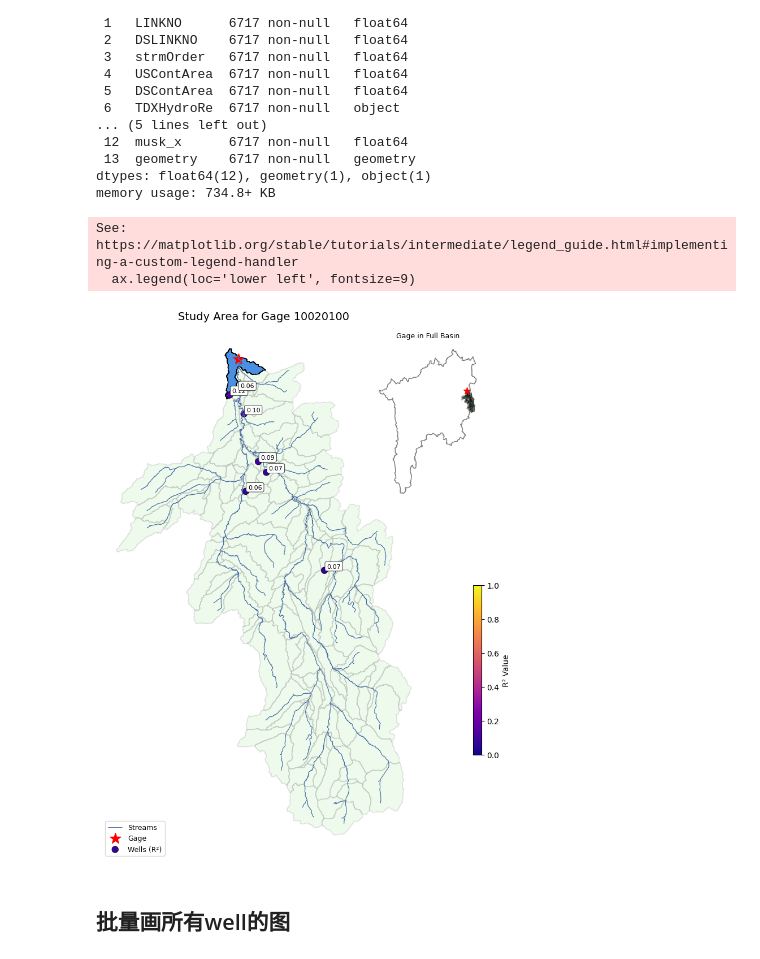
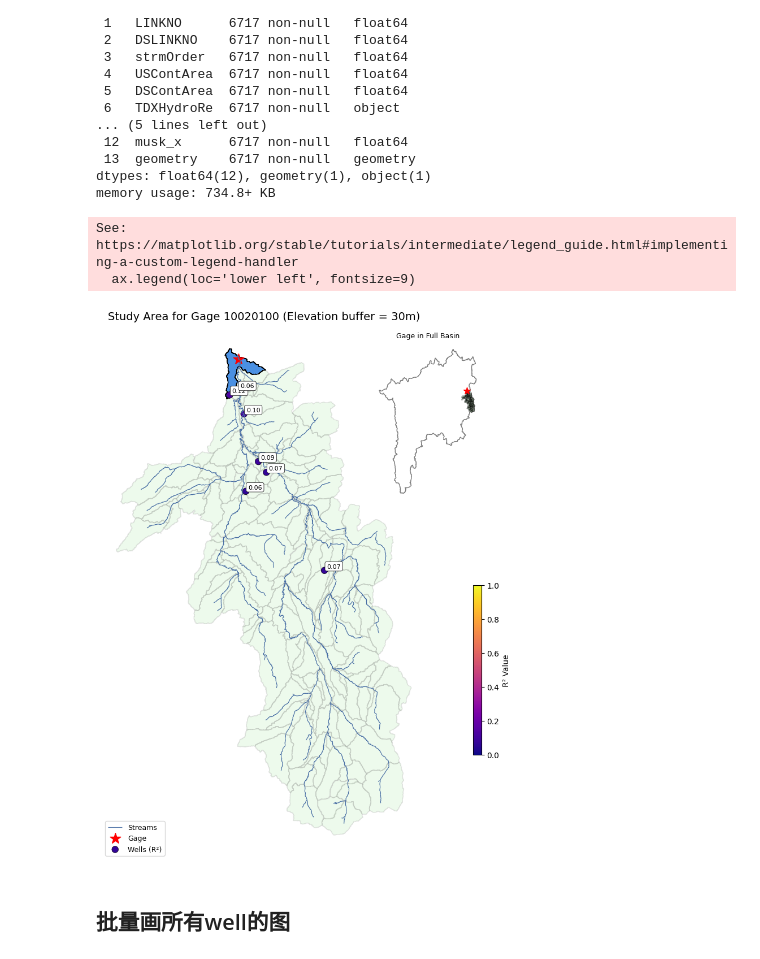
Before and after one commit to xueyil9/gslb_local_running, a Jupyter notebook: pair.ipynb, the cells around one changed output. Saved outputs shown, nothing was run; the diff lists cells and outputs as text; code cells hidden in the pictures.

```diff
--- a/pair.ipynb
+++ b/pair.ipynb
@@ -926,7 +918,7 @@ Data columns (total 12 columns):
 dtypes: float64(5), int64(1), object(6)
 memory usage: 1.3+ MB
 # %%
-gage_well_r_square = pd.read_csv('gage_well_r_squared.csv')
+gage_well_r_square = pd.read_csv('gage_well_r_squared_30m.csv')
 # %%
 gage_well_r_square.info()
 # %% [output]
@@ -1047,35 +1039,35 @@ for _, row in well_r_gdf.iterrows():
         xytext=(3, 3),
         textcoords='offset points',
         fontsize=8,
         bbox=dict(boxstyle="round,pad=0.3", fc="white", ec="black", lw=0.5)
     )
 
 # Vertical colorbar (bottom right)
 cax = fig.add_axes([0.87, 0.2, 0.015, 0.3])  # [left, bottom, width, height]
 norm = mpl.colors.Normalize(vmin=global_min_r2, vmax=global_max_r2)
 cb = fig.colorbar(mpl.cm.ScalarMappable(norm=norm, cmap='plasma'), cax=cax, orientation='vertical')
 cb.set_label('R² Value', fontsize=10)
 
 # Title and legend
-ax.set_title(f"Study Area for Gage {gage_id}", fontsize=14)
+ax.set_title(f"Study Area for Gage {gage_id} (Elevation buffer = 30m)", fontsize=14)
 ax.legend(loc='lower left', fontsize=9)
 ax.set_axis_off()
 
 # Inset map (top right)
 inset_ax = fig.add_axes([0.65, 0.65, 0.28, 0.28])
 basin_gdf.plot(ax=inset_ax, color='white', edgecolor='gray')
 upstream_subbasins.plot(ax=inset_ax, color='#A8E6A1', edgecolor='black', alpha=0.3)
 main_subbasin.plot(ax=inset_ax, color='#4A90E2', edgecolor='black')
 gage_geom.plot(ax=inset_ax, color='red', marker='*', markersize=80)
 inset_ax.set_title("Gage in Full Basin", fontsize=9)
 inset_ax.set_axis_off()
 
 plt.tight_layout()
 plt.show()
 # %% [output]
 See: https://matplotlib.org/stable/tutorials/intermediate/legend_guide.html#implementing-a-custom-legend-handler
   ax.legend(loc='lower left', fontsize=9)
-[figure, old version]
+[figure, new version]
 # %% [markdown]
 ## 批量画所有well的图
 # %%
```
Also changed, not shown: parts of 14 cells of this notebook.
